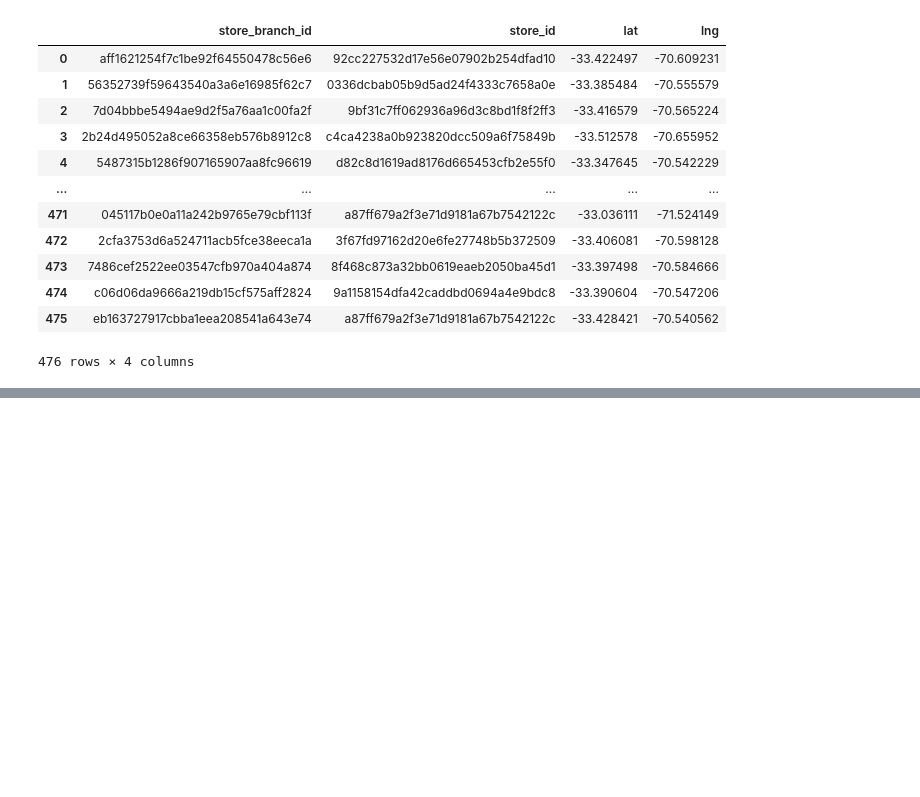
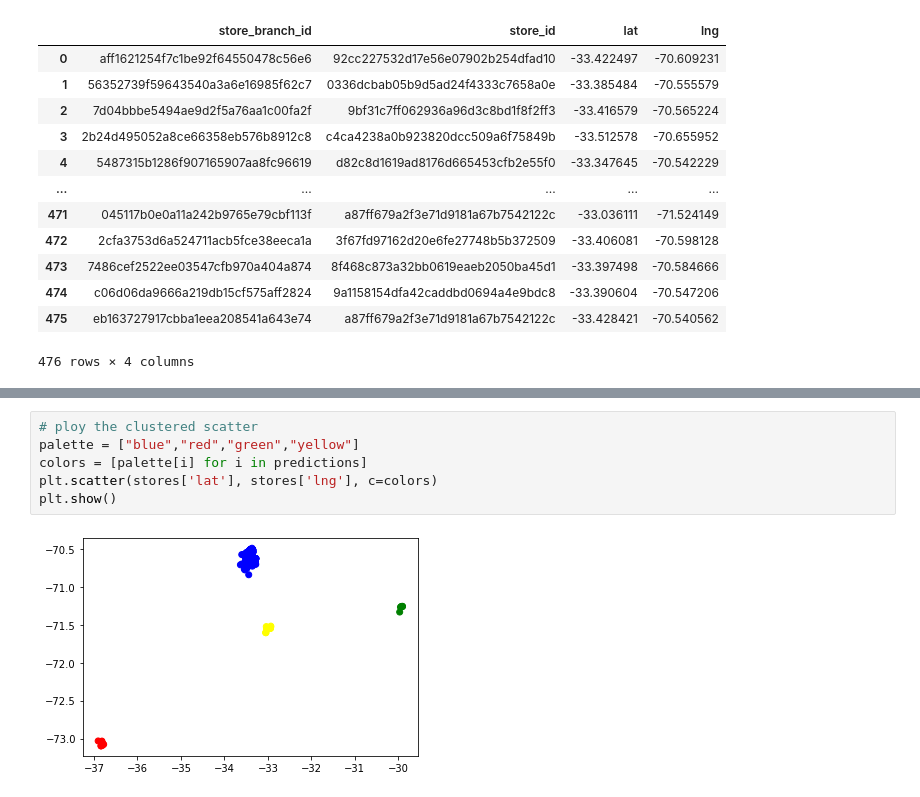
Before and after one commit to harrisonford/cornershop_estimator, a Jupyter notebook: 04_StoreBranches.ipynb, the cells around one changed output, grey strips where cells are left out. Saved outputs shown, nothing was run; the diff lists cells and outputs as text; blank space fills up the shorter version.

```diff
--- a/04_StoreBranches.ipynb
+++ b/04_StoreBranches.ipynb
@@ -23,0 +124,8 @@ stores
+# %%
+# ploy the clustered scatter
+palette = ["blue","red","green","yellow"]
+colors = [palette[i] for i in predictions]
+plt.scatter(stores['lat'], stores['lng'], c=colors)
+plt.show()
+# %% [output]
+[figure, added]
```
Also changed, not shown: parts of 18 cells of this notebook, 2 other files.
